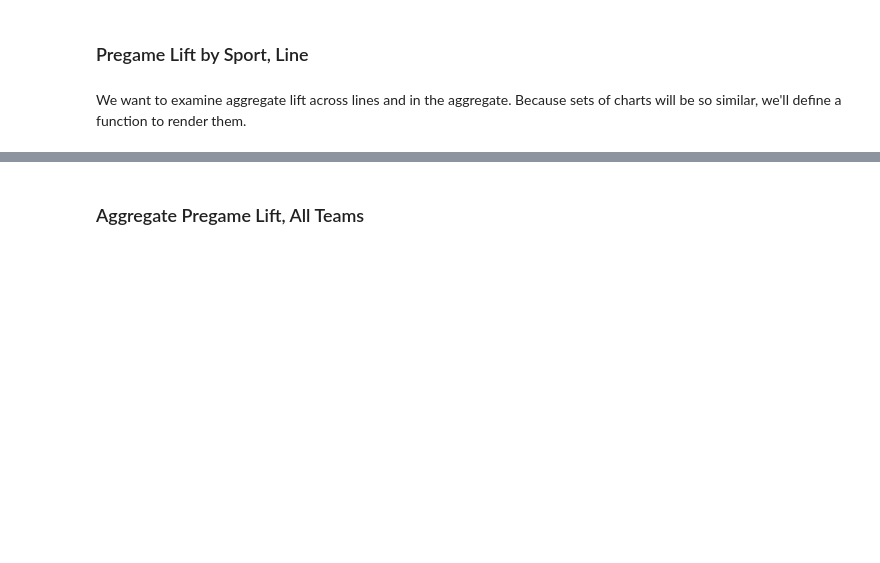
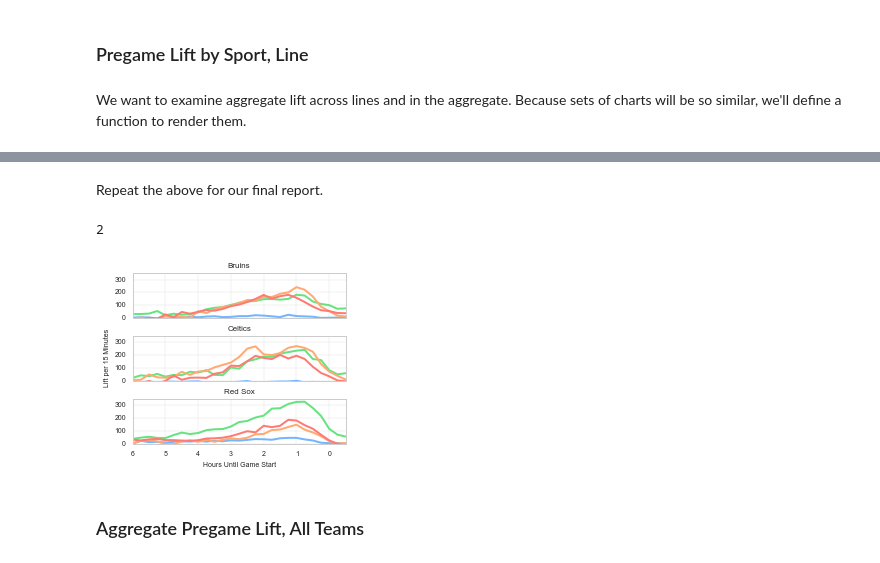
Before and after one commit to azampagl/harvard-capstone, a Jupyter notebook: src/sports/pregame.ipynb, the cells around one changed output, grey strips where cells are left out. Drawn from its saved outputs; the diff is of its cells as text; code cells hidden in the pictures; blank space fills up the shorter version.

```diff
--- a/src/sports/pregame.ipynb
+++ b/src/sports/pregame.ipynb
@@ -134,6 +134,62 @@ chart_pregame_lift(False)
 [figure]
 [figure]
 [figure]
+# %% [markdown]
+Repeat the above for our final report.
+# %%
+ax.rowNum
+# %% [output]
+2
+# %%
+# Set format.
+chart_format = 'report_inline'
+
+# Start plotting.
+fig, axes = plt.subplots(3,1,sharex=True,sharey=True)
+
+# Plot once per team.
+for ax, team in zip(axes,teams):
+    # Get data; traverse lines and plot.
+    pregame_agg_team = pregame_agg_hours[team]
+    for c, line_name in zip(line_lift_cols, line_names):
+        ax.plot(pregame_agg_team.hours_until_game_start, pregame_agg_team[c], label=line_name, c=line_colors[line_name.lower()], lw=line_widths[chart_format])
+    # Prettify.
+    ax.invert_xaxis()
+    # Title.
+    ax.set_title(team_names[team], fontsize=fontsize['title'][chart_format])
+    # Fix ticks.
+    ax.set_yticklabels(np.arange(0,400,100), fontsize=fontsize['ticks'][chart_format])
+    # Fix grid.
+    ax.grid(**grid_settings[chart_format])
+    # Add y label only for middle chart.
+    if ax.rowNum == 1:
+        ax.set_ylabel('Lift per 15 Minutes', fontsize=fontsize['label'][chart_format])
+
+# Handle size.
+fig.set_figheight(3)
+fig.set_figwidth(figsize[chart_format][0])
+
+# Fix axes.
+plt.ylim((0,plt.ylim()[1]))
+plt.xlim((plt.xlim()[0],-.5))
+# Fix ticks.
+plt.yticks(np.arange(0,400,100))
+plt.xticks(fontsize=fontsize['ticks'][chart_format])
+
+# Labels and title.
+plt.xlabel('Hours Until Game Start', fontsize=fontsize['label'][chart_format])
+
+# Fix spacing.
+plt.subplots_adjust(hspace=.4, left=.13, right=1, bottom=.13, top=.92)
+
+# Save to PDF if needed.
+if chart_format == 'report_inline':
+    plt.savefig('./pregame.pdf')
+
+# Show.
+plt.show()
+# %% [output]
+[figure, added]
 # %% [markdown]
 ### Aggregate Pregame Lift, All Teams
 # %%
```
Also changed, not shown: parts of 3 cells of this notebook, 3 other files.
